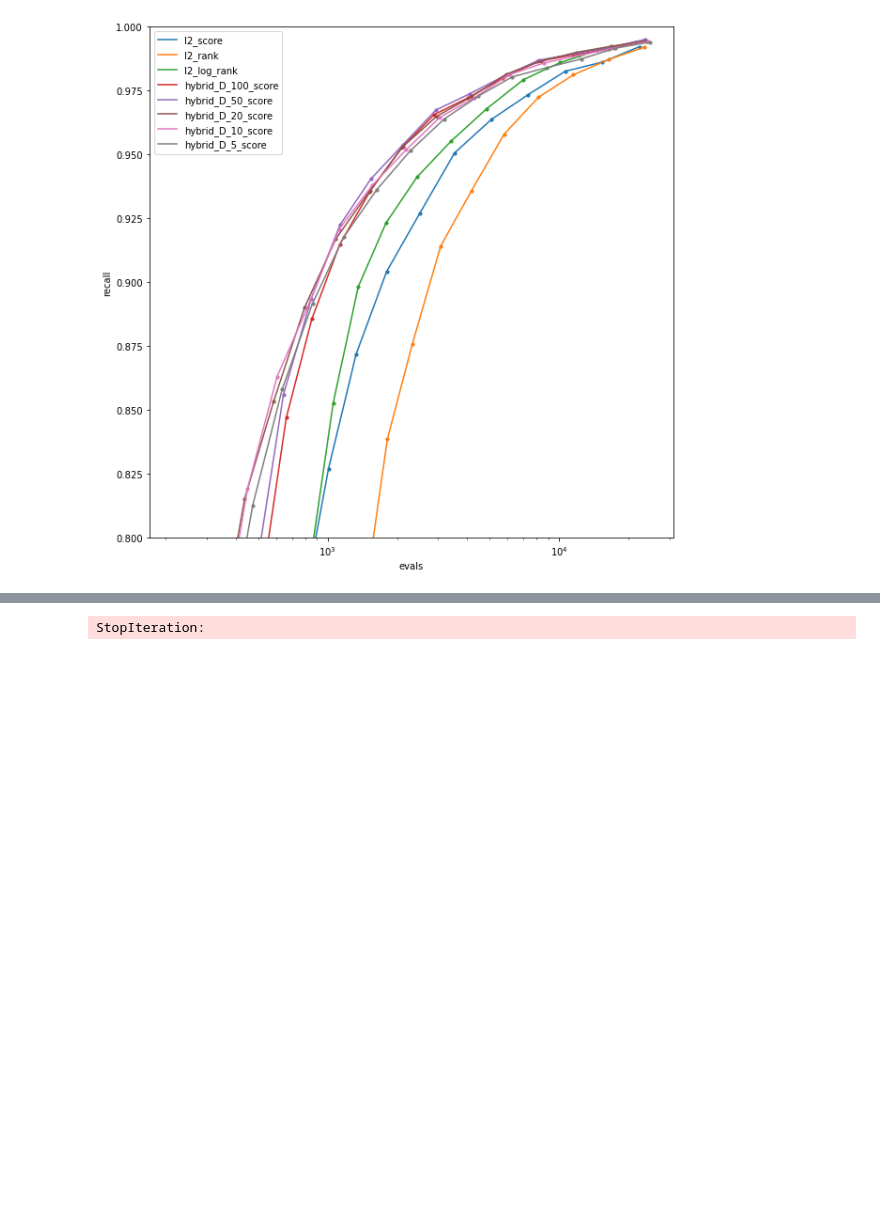
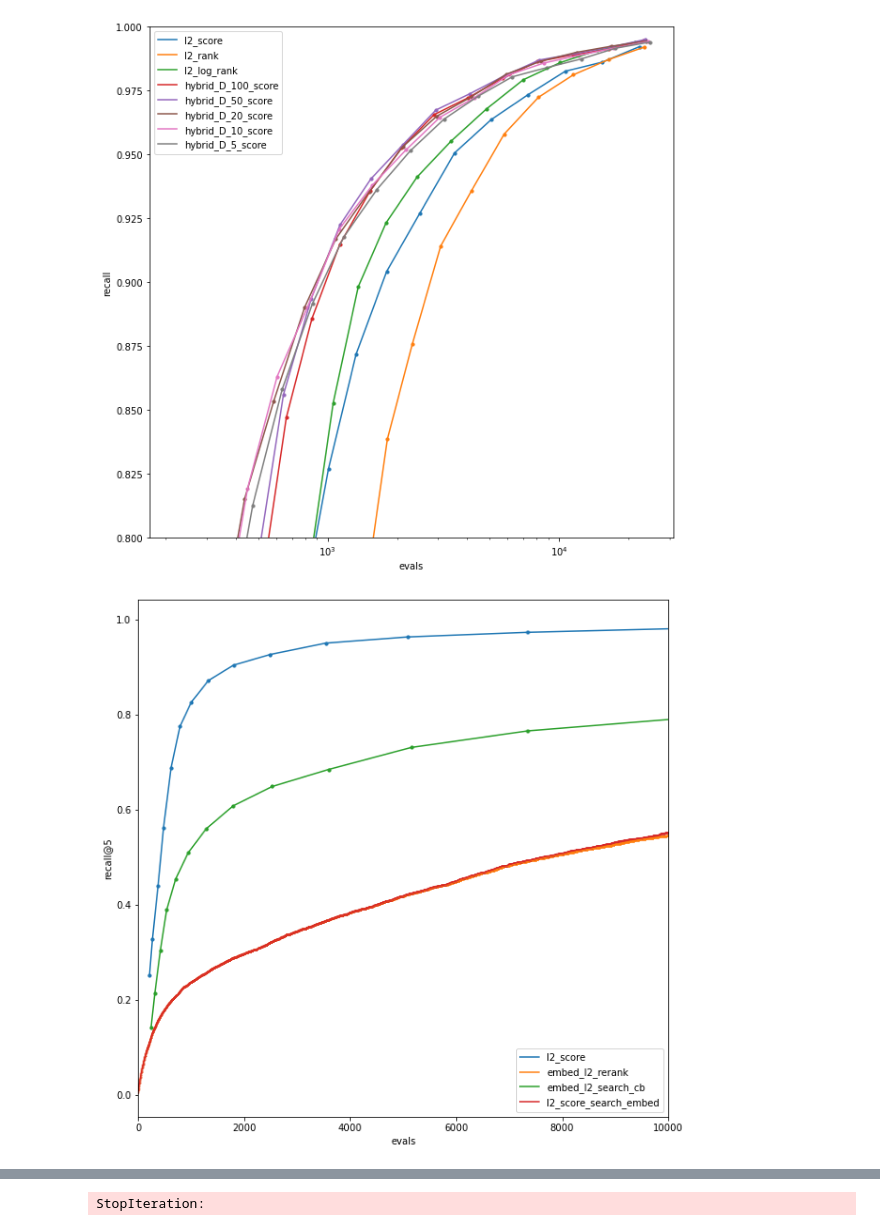
Before and after one commit to Andrew-Angrew/rpg, a Jupyter notebook: gather_results.ipynb, the cells around one changed output, grey strips where cells are left out. Cells and saved outputs as stored; diff of their text form; code cells hidden in the pictures; blank space fills up the shorter version.

Commit message:
Eval neural embeddings on collections.

```diff
--- a/gather_results.ipynb
+++ b/gather_results.ipynb
@@ -150,0 +232,9 @@ for metric_type, feature_type in METRIC_PARAMS:
+# %%
+l2_score_graph_path = "data/collections/l2_score_graph_rel1000ef1000.out"
+label = "l2_score_search_embed"
+results[label] = eval_two_tower(
+    l2_score_graph_path,
+    "embedding_scores_test.bin",
+    "groundtruth_test_10000.bin",
+    10000
+)
@@ -164,3 +246,25 @@ with open(result_path, "w") as fout:
+# %%
+def plot_chosen_results(results, keys, xlim=None, ylim=None, x_log_scale=False):
+    plt.figure(figsize=(10, 10))
+    plt.xlabel("evals")
+    plt.ylabel("recall@5")
+    if xlim is not None:
+        plt.xlim(xlim)
+    if ylim is not None:
+        plt.ylim(ylim)
+    if x_log_scale:
+        plt.xscale("log")
+
+    for key in keys:
+        assert key in results
+        r = results[key]
+        x = r["evals"]
+        y = r["recall"]
+        plt.plot(x, y, label=key)
+        pt_size = 0.1 if len(x) > 100 else 10
+        plt.scatter(x, y, s=pt_size)
+    plt.legend()
+    plt.show()
 # %%
 def plot_results(results, x_data="evals", y_data="recall"):
     plt.xlabel(x_data)
@@ -181,3 +285,12 @@ plt.figure(figsize=(10, 10))
 plot_results(results)
 # %% [output]
 [figure]
+# %%
+plot_chosen_results(results, [
+    "l2_score",
+    "embed_l2_rerank",
+    "embed_l2_search_cb",
+    "l2_score_search_embed"
+], xlim=(0, 10000))
+# %% [output]
+[figure, added]
```
Also changed, not shown: parts of 7 cells of this notebook, 2 other files.
